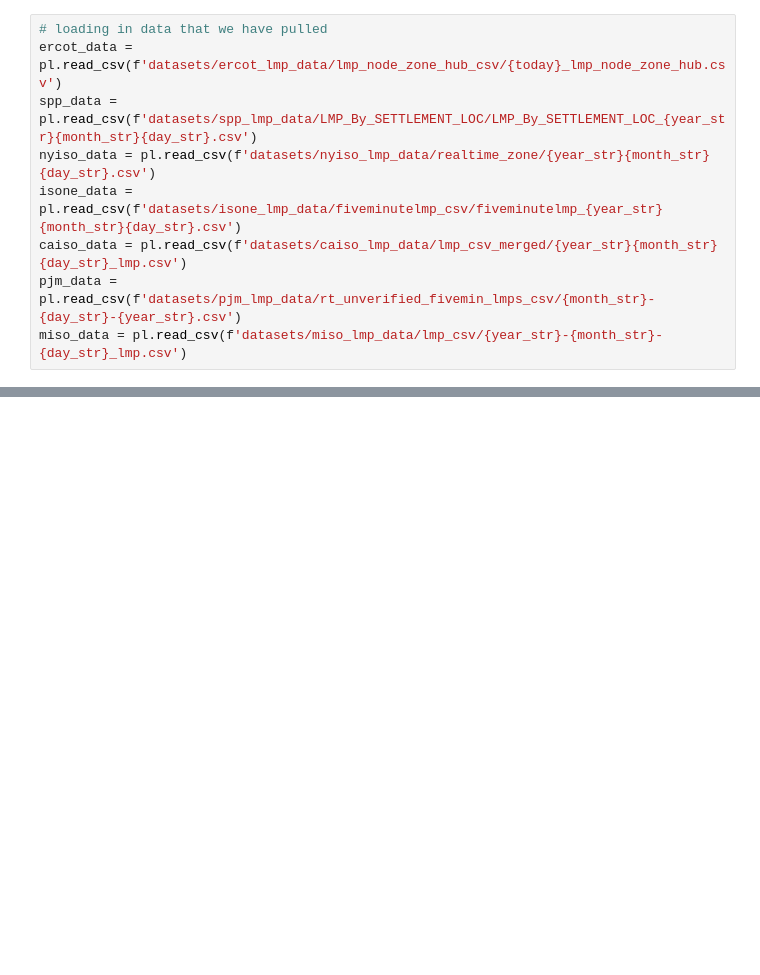
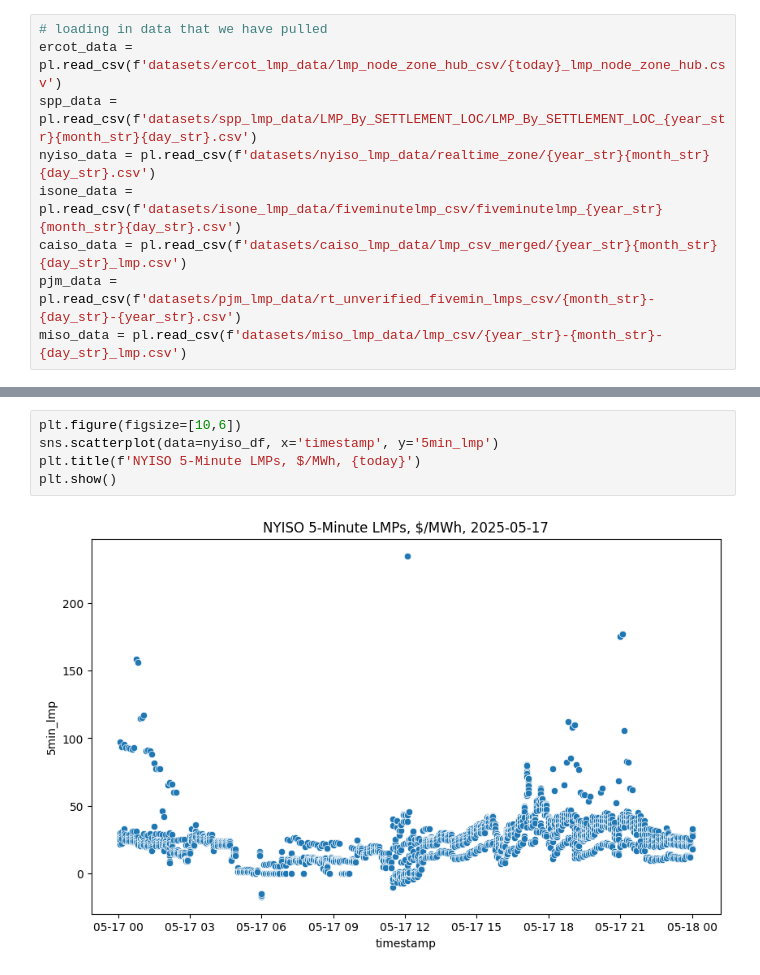
Before and after one commit to aangelsalazarr/us_electricity_pricing, a Jupyter notebook: unifying_data_silos.ipynb, the cells around one changed output, grey strips where cells are left out. Drawn from its saved outputs; the diff is of its cells as text; blank space fills up the shorter version.

```diff
--- a/unifying_data_silos.ipynb
+++ b/unifying_data_silos.ipynb
@@ -110,0 +92,7 @@ plt.show()
+# %%
+plt.figure(figsize=[10,6])
+sns.scatterplot(data=nyiso_df, x='timestamp', y='5min_lmp')
+plt.title(f'NYISO 5-Minute LMPs, $/MWh, {today}')
+plt.show()
+# %% [output]
+[figure, added]
```
Also changed, not shown: parts of 15 cells of this notebook, 2 other files.
